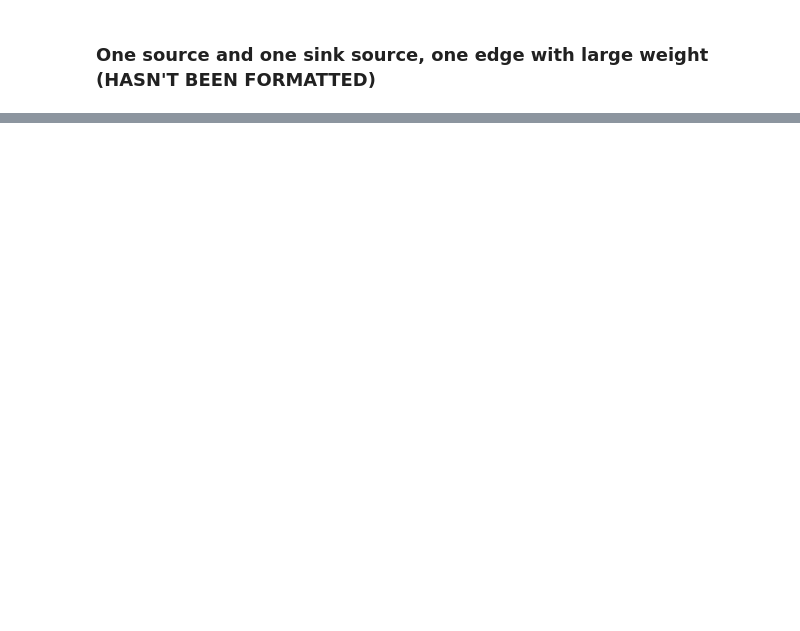
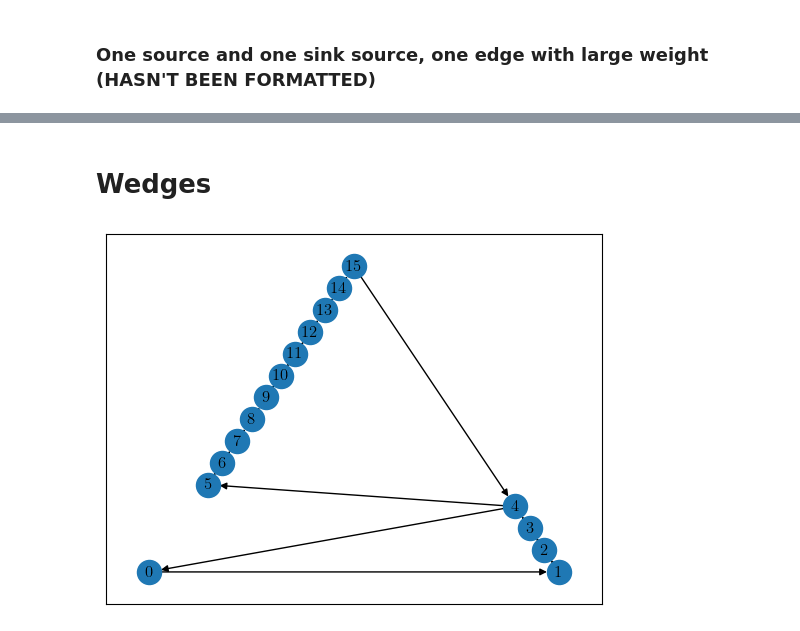
Before and after one commit to bdjones13/MRC2024, a Jupyter notebook: cycleExperiments.ipynb, the cells around one changed output, grey strips where cells are left out. Cells and saved outputs as stored; diff of their text form; code cells hidden in the pictures; blank space fills up the shorter version.

Commit message:
Included cactus graph

```diff
--- a/cycleExperiments.ipynb
+++ b/cycleExperiments.ipynb
@@ -909,0 +910,41 @@ dgmwtnotcycle
+# %% [markdown]
+# Wedges
+# %%
+# Inputs: G1 - a networkx graph
+#        G2 - a networkx graph
+# Outputs: G - a wedge sum of G1 and G2 where lowest node label of G2 is highest node label of G1
+def wedge_graphs(G1, G2):
+    n1 = G1.number_of_nodes()
+    n2 = G2.number_of_nodes()
+
+    relabels = {i: i + n1 for i in range(n2-1)} # distinct labels for G2's nodes
+    relabels[n2-1] = n1-1 # G2's first node is G1's last node (like a figure 8)
+    G2 = nx.relabel_nodes(G2, relabels)
+    G = nx.compose(G1, G2)
+    return G
+
+# Inputs: n1 - number of nodes in first cycle
+#         n2 - number of nodes in second cycle
+# Outputs: G - a wedge sum of two cycles, like a figure 8
+def wedge_cycles(n1, n2):
+    G1 = nx.cycle_graph(n1, create_using=nx.DiGraph)
+    G2 = nx.cycle_graph(n2, create_using=nx.DiGraph)
+    return wedge_graphs(G1, G2)
+
+def figure_8_dgm(n1, n2, weighted = False):
+    G = wedge_cycles(n1, n2)
+    if weighted:
+        weightedG = weight_graph(G, np.random.randint, 1, 10)
+        D = distance_matrix(weightedG, 'weighted_shortest_path')
+    else:
+        D = distance_matrix(G, 'unweighted_shortest_path')
+    complex = DowkerComplex(D).create_simplex_tree(filtration='Sublevel', max_dimension=2)
+    dgms = complex.persistence()
+    return dgms, G
+# %%
+dgms, fig8 = figure_8_dgm(5, 12, weighted=True)
+# %%
+nx.draw_networkx(fig8, pos=nx.planar_layout(fig8))
+# guarantee no crossings, but the proportions might be odd looking
+# %% [output]
+[figure, added]
```
Also changed, not shown: parts of 31 cells of this notebook.
